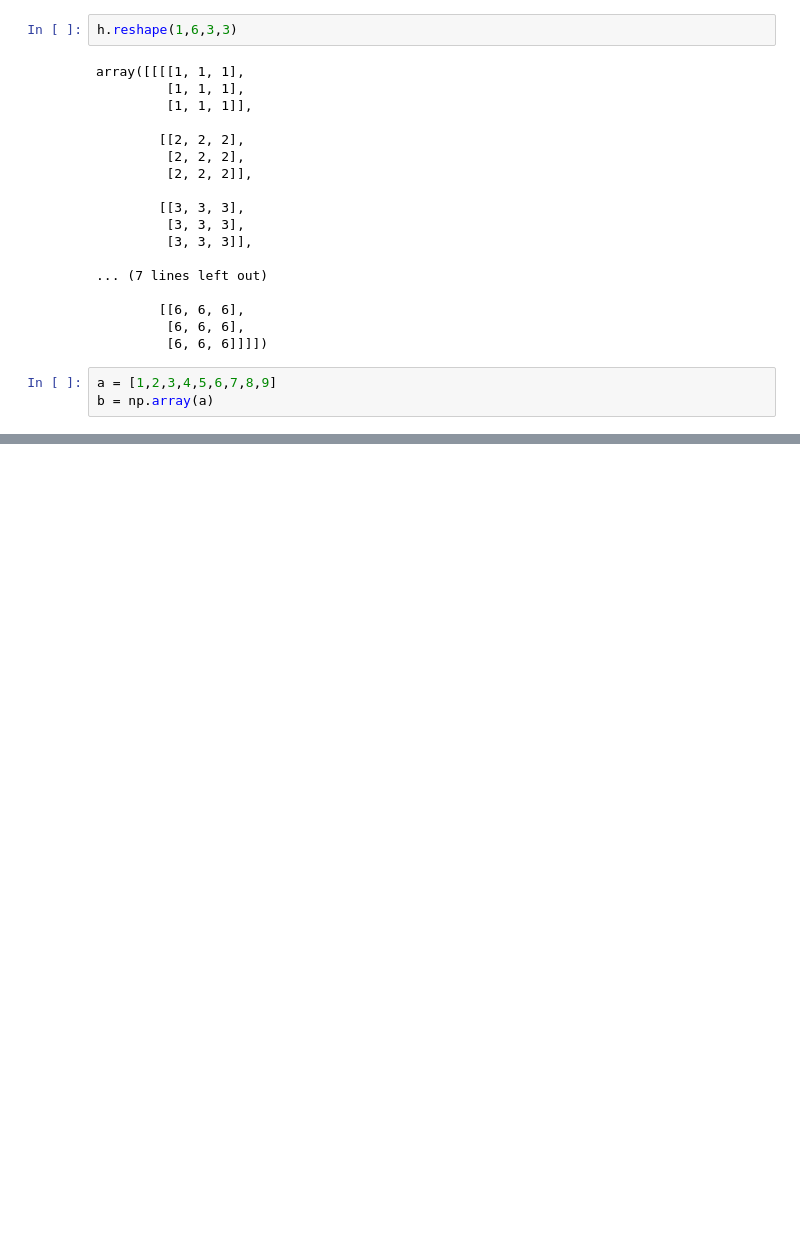
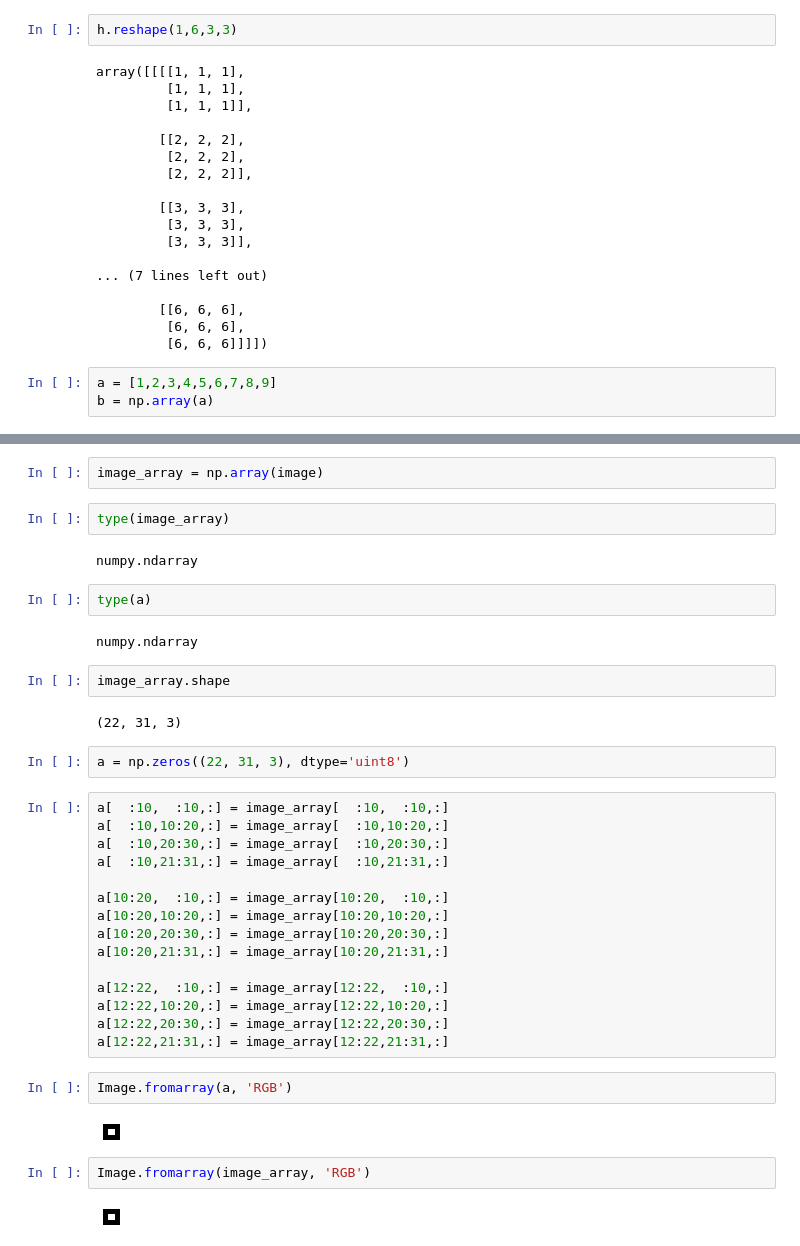
Before and after one commit to zzo30802/3rd-ML100Days, a Jupyter notebook: homework/Test.ipynb, the cells around one changed output, grey strips where cells are left out. Drawn from its saved outputs; the diff is of its cells as text; blank space fills up the shorter version.

```diff
--- a/homework/Test.ipynb
+++ b/homework/Test.ipynb
@@ -607,0 +772,39 @@ b = np.array(a)
+# %%
+image_array = np.array(image)
+# %%
+type(image_array)
+# %% [output]
+numpy.ndarray
+# %%
+type(a)
+# %% [output]
+numpy.ndarray
+# %%
+image_array.shape
+# %% [output]
+(22, 31, 3)
+# %%
+a = np.zeros((22, 31, 3), dtype='uint8')
+# %%
+a[  :10,  :10,:] = image_array[  :10,  :10,:]
+a[  :10,10:20,:] = image_array[  :10,10:20,:]
+a[  :10,20:30,:] = image_array[  :10,20:30,:]
+a[  :10,21:31,:] = image_array[  :10,21:31,:]
+
+a[10:20,  :10,:] = image_array[10:20,  :10,:]
+a[10:20,10:20,:] = image_array[10:20,10:20,:]
+a[10:20,20:30,:] = image_array[10:20,20:30,:]
+a[10:20,21:31,:] = image_array[10:20,21:31,:]
+
+a[12:22,  :10,:] = image_array[12:22,  :10,:]
+a[12:22,10:20,:] = image_array[12:22,10:20,:]
+a[12:22,20:30,:] = image_array[12:22,20:30,:]
+a[12:22,21:31,:] = image_array[12:22,21:31,:]
+# %%
+Image.fromarray(a, 'RGB')
+# %% [output]
+[figure, added]
+# %%
+Image.fromarray(image_array, 'RGB')
+# %% [output]
+[figure, added]
```
Also changed, not shown: parts of 34 cells of this notebook.
